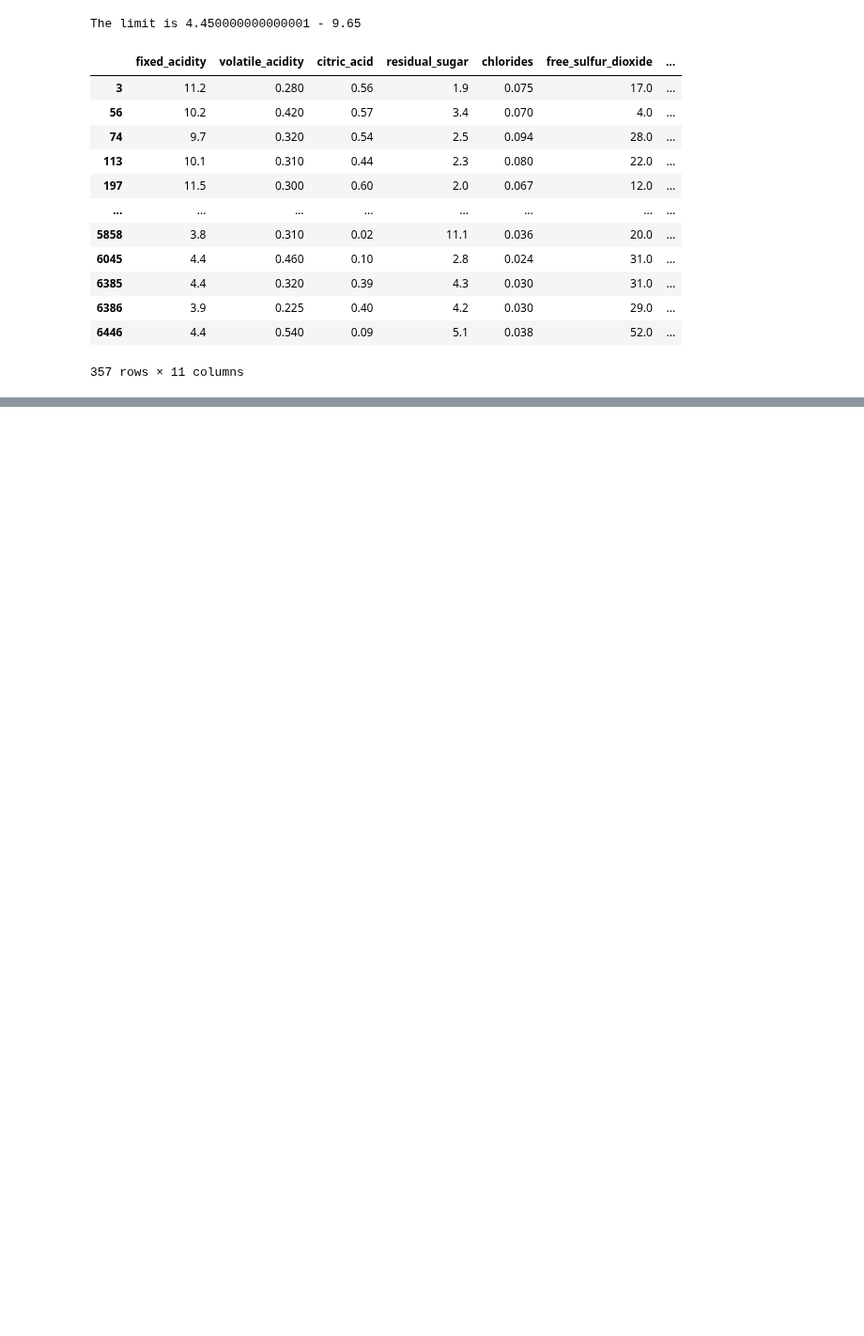
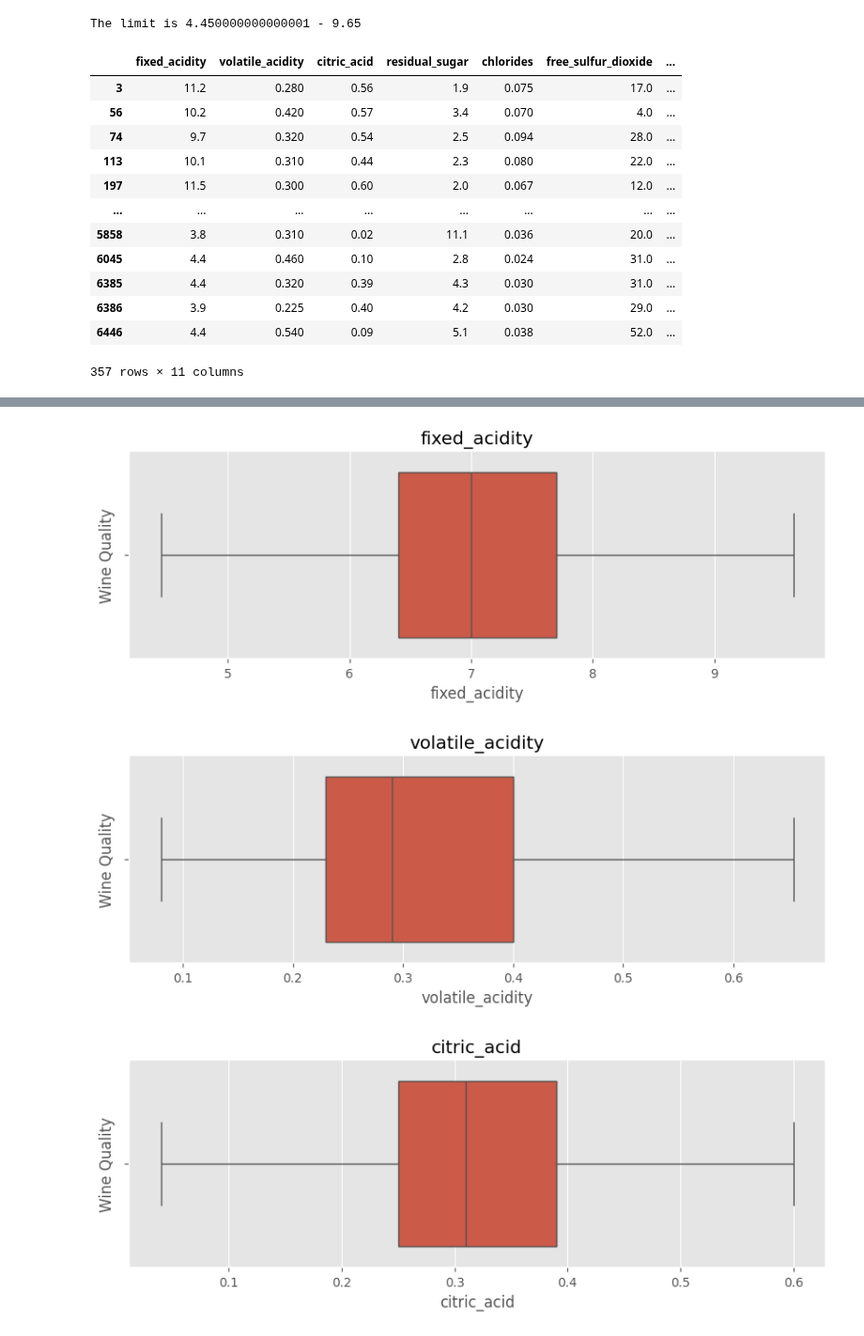
Before and after one commit to Hr15h1/AI_semII, a Jupyter notebook: program9.ipynb, the cells around one changed output, grey strips where cells are left out. Shown at 94% size. Cells and saved outputs as stored; diff of their text form; code cells hidden in the pictures; blank space fills up the shorter version.

```diff
--- a/program9.ipynb
+++ b/program9.ipynb
@@ -137,0 +151,27 @@ wq_X.loc[(wq_X['fixed_acidity'] > upper_limit) | (wq_X['fixed_acidity'] < lower_
+# %%
+def remove_outlier(df, columns):
+    df_copy = df.copy()
+    for column in columns:
+        q1 = df[column].quantile(0.25)
+        q3 = df[column].quantile(0.75)
+        iqr = q3 - q1
+
+        upper_limit = q3 + (1.5 * iqr)
+        lower_limit = q1 - (1.5 * iqr)
+
+        df_copy.loc[df[column] > upper_limit, column] = upper_limit
+        df_copy.loc[df[column] < lower_limit, column] = lower_limit
+    return df_copy
+# %%
+new_df = remove_outlier(wq_X, wq_X.columns)
+# %%
+for column in new_df.columns:
+    plt.figure(figsize = (10,3))
+    plt.title(column)
+    sns.boxplot(new_df[column], orient='y')
+    plt.ylabel('Wine Quality')
+    plt.xlabel(column)
+# %% [output]
+[figure, added]
+[figure, added]
+[figure, added]
```
Also changed, not shown: parts of 6 cells of this notebook.
